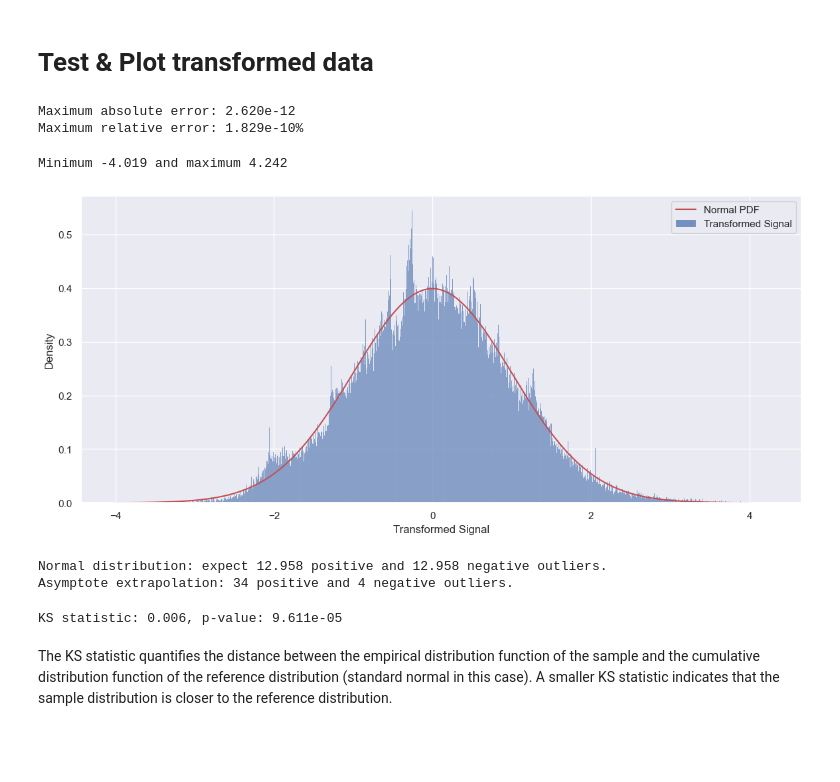
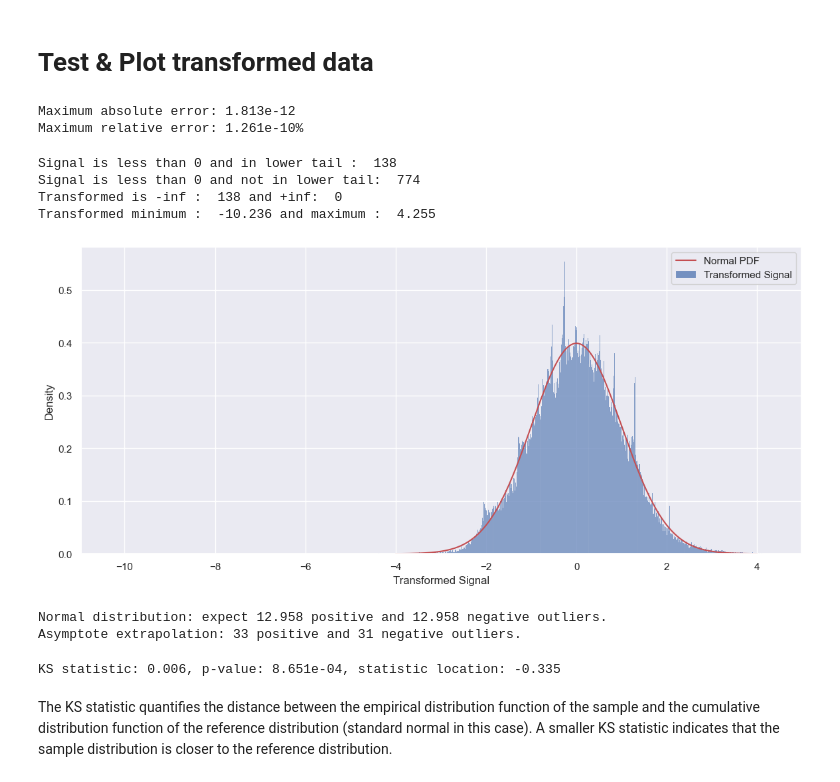
Before and after one commit to cvxgrp/spcqe, a Jupyter notebook: notebooks/Aramis/extrapolation_demo.ipynb, the cells around one changed output. Cells and saved outputs as stored; diff of their text form; code cells hidden in the pictures; blank space fills up the shorter version.

```diff
--- a/notebooks/Aramis/extrapolation_demo.ipynb
+++ b/notebooks/Aramis/extrapolation_demo.ipynb
@@ -89,11 +84,20 @@ inv = spq.inverse_transform(transf)
+# %%
+sig_day = np.delete(sig, np.arange(1, sig.size, nvals_dil))
+idx_day = np.delete(np.arange(sig.size), np.arange(1, sig.size, nvals_dil))
+transf_day = spq.transform(sig_day, idx_day)
+inv_day = spq.inverse_transform(transf_day, idx_day)
+fit_quantiles_day  = spq.predict(idx_day)
+lower_tail = sig_day < fit_quantiles_day[:, 0]
+transf_day_finite = np.copy(transf_day)
+transf_day_finite[~np.isfinite(transf_day_finite)] = np.nan
 # %% [markdown]
 # Test & Plot transformed data
 # %%
 # Check that the transformation + inverse transformation is correct
-maxerr_abs = np.nanmax(np.abs(sig - inv))
-maxerr_rel = np.nanmax(np.abs(sig - inv) / np.nanmean(np.abs(sig)))
+maxerr_abs = np.nanmax(np.abs(sig_day - inv_day))
+maxerr_rel = np.nanmax(np.abs(sig_day - inv_day) / np.nanmean(np.abs(inv_day)))
 print(f'Maximum absolute error: {maxerr_abs:.3e}')
 print(f'Maximum relative error: {maxerr_rel * 100:.3e}%')
 # %% [output]
-Maximum absolute error: 2.620e-12
-Maximum relative error: 1.829e-10%
+Maximum absolute error: 1.813e-12
+Maximum relative error: 1.261e-10%
@@ -104,30 +104,35 @@ transf_day[::nvals_dil] = np.nan
 # %%
 # Min and max values, should be around +/- 4.5
-print("Minimum", np.round(np.nanmin(transf_day), 3), "and maximum", np.round(np.nanmax(transf_day), 3))
+print("Signal less than 0 and in lower tail : ", np.sum(sig_day[lower_tail]<=0))
+print("Signal less than 0 and not in lower tail: ", np.sum(sig_day[~lower_tail]<=0))
+print("Transformed is -inf : ", np.sum(transf_day==-np.inf), "and +inf: ", np.sum(transf_day==+np.inf))
+print("Transformed minimum : ", np.round(np.nanmin(transf_day_finite), 3), "and maximum : ", np.round(np.nanmax(transf_day_finite), 3))
 # %% [output]
-Minimum -4.019 and maximum 4.242
+Signal is less than 0 and in lower tail :  138
+Signal is less than 0 and not in lower tail:  774
+Transformed is -inf :  138 and +inf:  0
+Transformed minimum :  -10.236 and maximum :  4.255
 # %%
 # Plot pdf
-spq.plot_pdf(transf_day);
+spq.plot_pdf(transf_day_finite);
 # %% [output]
-[figure, old version]
+[figure, new version]
 # %%
 # Number of outliers
 qo = 0.0001
-x = np.round(dist.ppf(qo), 2)
+x = dist.ppf(qo)
 nexp = np.round(len(sig) * qo, 3)
 print("Normal distribution: expect", nexp, "positive and", nexp, "negative outliers.")
-print("Asymptote extrapolation:", np.sum(transf_day>-x), "positive and", np.sum(transf_day<x), "negative outliers.")
+print("Asymptote extrapolation:", np.sum(transf_day_finite>-x), "positive and", np.sum(transf_day_finite<x), "negative outliers.")
 # %% [output]
 Normal distribution: expect 12.958 positive and 12.958 negative outliers.
-Asymptote extrapolation: 34 positive and 4 negative outliers.
+Asymptote extrapolation: 33 positive and 31 negative outliers.
 # %%
 # Perform a Kolmogorov-Smirnov test to compare the transformed signal to a standard normal distribution
-transf_day_nonan = transf_day[~np.isnan(transf_day)]
-ks_stat, p_value = sps.kstest(transf_day_nonan, 'norm')
-print(f'KS statistic: {ks_stat:.3f}, p-value: {p_value:.3e}')
+res = sps.kstest(transf_day_finite, 'norm', nan_policy='omit')
+print(f'KS statistic: {res.statistic:.3f}, p-value: {res.pvalue:.3e}, statistic location: {res.statistic_location:.3f}')
 # %% [output]
-KS statistic: 0.006, p-value: 9.611e-05
+KS statistic: 0.006, p-value: 8.651e-04, statistic location: -0.335
 # %% [markdown]
 The KS statistic quantifies the distance between the empirical distribution function of the sample and the cumulative distribution function of the reference distribution (standard normal in this case). A smaller KS statistic indicates that the sample distribution is closer to the reference distribution.
 # %% [markdown]
```
Also changed, not shown: parts of 24 cells of this notebook, 2 other files.
